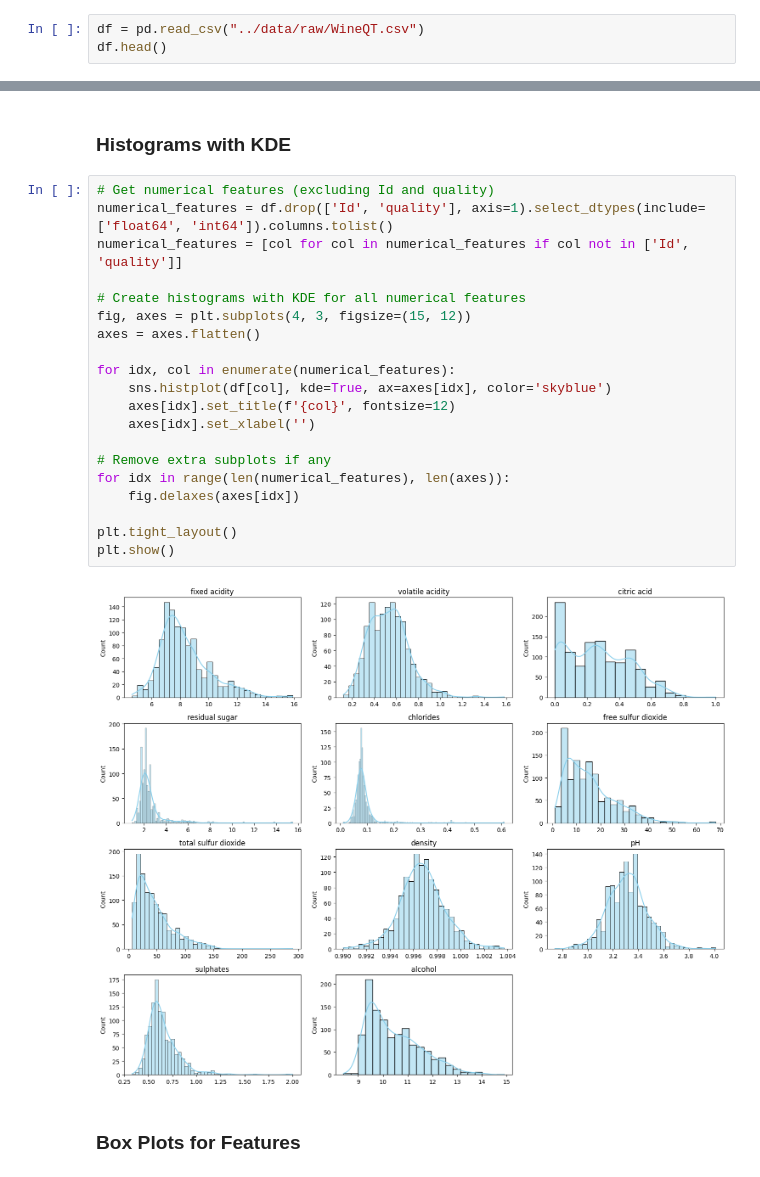
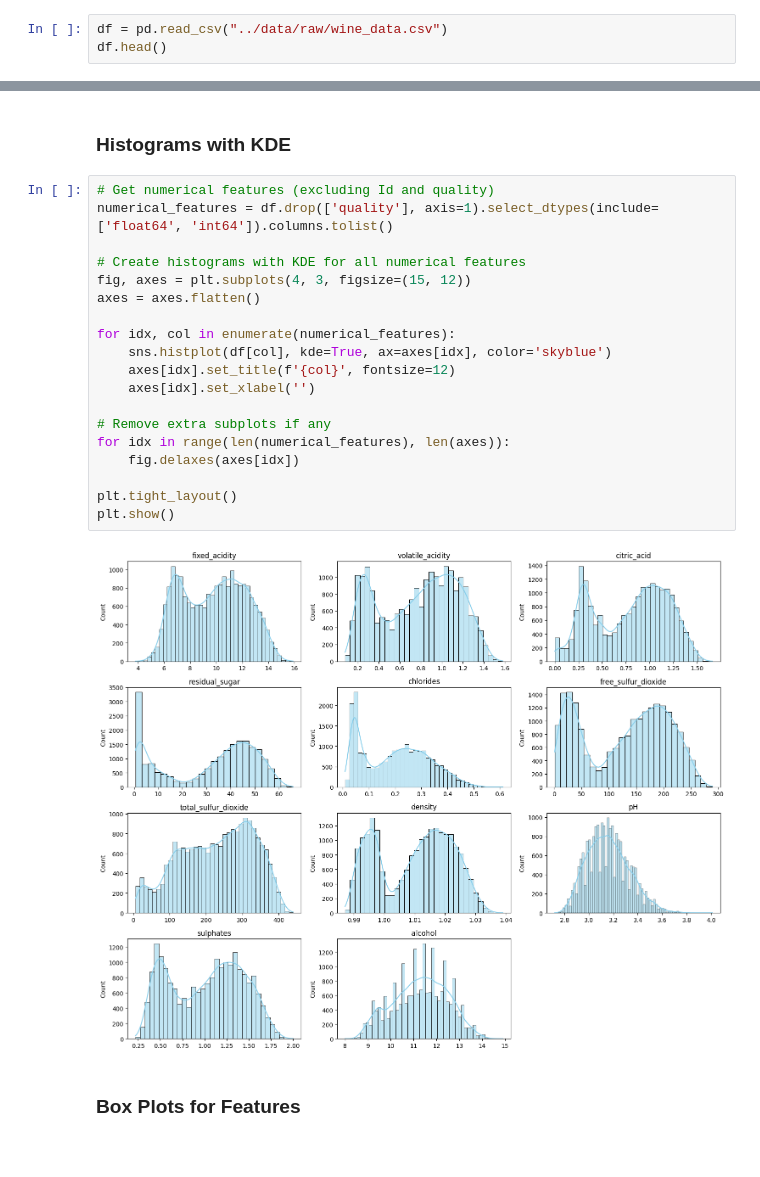
Before and after one commit to postovyi/wine-quality-prediction-labs, a Jupyter notebook: notebooks/01_eda.ipynb, the cells around one changed output, grey strips where cells are left out. Drawn from its saved outputs; the diff is of its cells as text.

```diff
--- a/notebooks/01_eda.ipynb
+++ b/notebooks/01_eda.ipynb
@@ -3,6 +3,6 @@ import pandas as pd
 import matplotlib.pyplot as plt
 import seaborn as sns
 # %%
-df = pd.read_csv("../data/raw/WineQT.csv")
+df = pd.read_csv("../data/raw/wine_data.csv")
 df.head()
 # %% [output]
@@ -85,26 +83,25 @@ plt.show()
 ### Histograms with KDE
 # %%
 # Get numerical features (excluding Id and quality)
-numerical_features = df.drop(['Id', 'quality'], axis=1).select_dtypes(include=['float64', 'int64']).columns.tolist()
-numerical_features = [col for col in numerical_features if col not in ['Id', 'quality']]
+numerical_features = df.drop(['quality'], axis=1).select_dtypes(include=['float64', 'int64']).columns.tolist()
 
 # Create histograms with KDE for all numerical features
 fig, axes = plt.subplots(4, 3, figsize=(15, 12))
 axes = axes.flatten()
 
 for idx, col in enumerate(numerical_features):
     sns.histplot(df[col], kde=True, ax=axes[idx], color='skyblue')
     axes[idx].set_title(f'{col}', fontsize=12)
     axes[idx].set_xlabel('')
 
 # Remove extra subplots if any
 for idx in range(len(numerical_features), len(axes)):
     fig.delaxes(axes[idx])
 
 plt.tight_layout()
 plt.show()
 # %% [output]
-[figure, old version]
+[figure, new version]
 # %% [markdown]
 ### Box Plots for Features
 # %%
```
Also changed, not shown: parts of 15 cells of this notebook, 2 other files.
